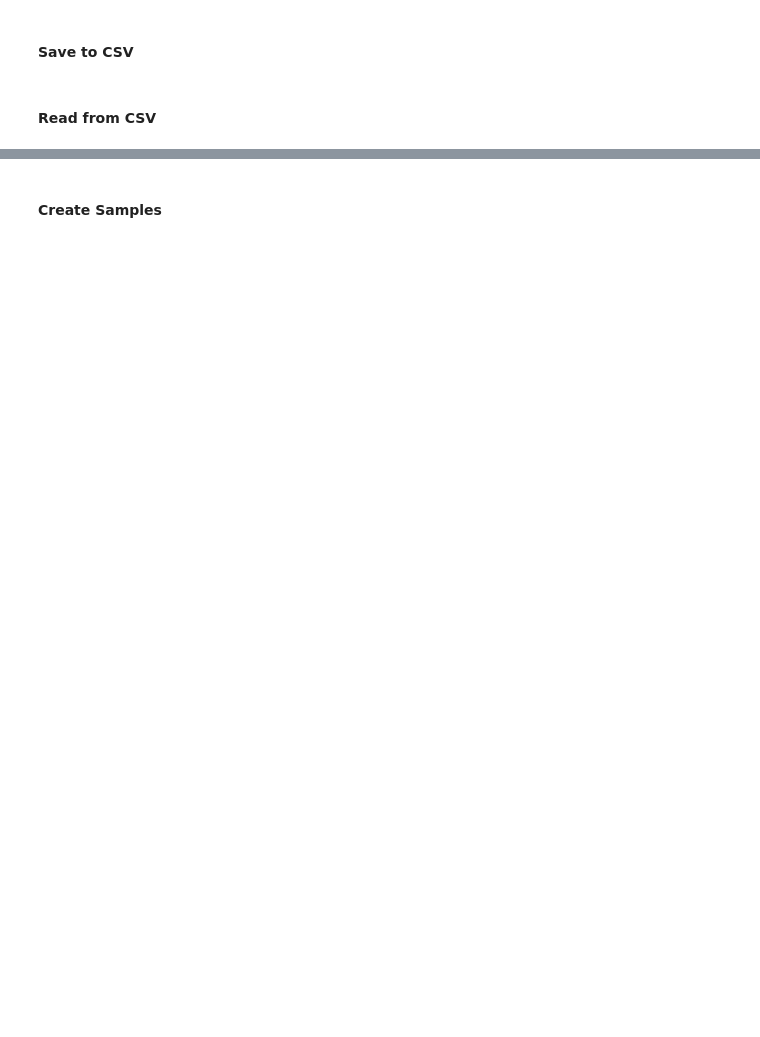
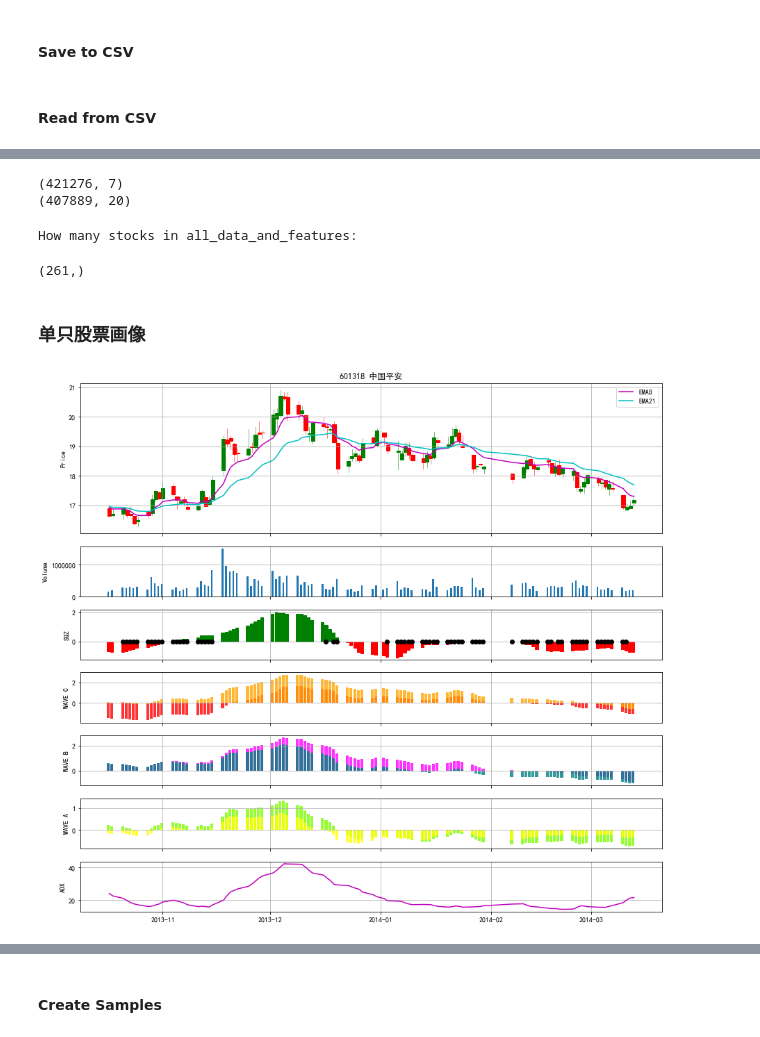
Before and after one commit to ai4stocks/ai4stocks, a Jupyter notebook: my AI building blocks - tushare study .ipynb, the cells around one changed output, grey strips where cells are left out. Saved outputs shown, nothing was run; the diff lists cells and outputs as text; code cells hidden in the pictures; blank space fills up the shorter version.

```diff
--- a/my AI building blocks - tushare study .ipynb
+++ b/my AI building blocks - tushare study .ipynb
@@ -47,0 +44,7 @@ all_data = rb
+# %%
+import matplotlib as mpl
+%matplotlib inline
+
+# Matplotlib 显示中文
+mpl.rcParams['font.sans-serif'] = ['SimHei']  #指定默认字体
+mpl.rcParams['axes.unicode_minus'] = False  #解决保存图像是负号'-'显示为方块的问题
@@ -47,0 +57,5 @@ all_data = rb
+# %%
+# set index
+stock_list_hs300.set_index([stock_list_hs300['code'], stock_list_hs300.index], inplace=True)
+
+stock_list_hs300.head(1)
@@ -47,0 +88,13 @@ all_data = rb
+# %%
+# keep only '000002' 万科A and '601318' 中国平安
+'''
+new_sl = stock_list_hs300[stock_list_hs300['code'] == '601318']
+new_sl = new_sl.append(stock_list_hs300[stock_list_hs300['code'] =='000002'])
+new_sl = new_sl.append(stock_list_hs300[stock_list_hs300['code'] =='600036'])
+new_sl = new_sl.append(stock_list_hs300[stock_list_hs300['code'] =='600519'])
+new_sl = new_sl.append(stock_list_hs300[stock_list_hs300['code'] =='000333'])
+
+
+print(new_sl.head())
+stock_list_hs300 = new_sl
+'''
@@ -47,0 +125,7 @@ all_data = rb
+# %%
+
+sd = '2010-01-01'  # start date
+ed = '2016-12-01'  # end date
+
+# fetch all data in the list
+all_data = dp.fetch_raw_data(stock_list_hs300, sd, ed)
@@ -111,0 +277,15 @@ print(all_data_and_features.head())
+# %%
+print(all_data.shape)
+print(all_data_and_features.shape)
+# %% [output]
+(421276, 7)
+(407889, 20)
+# %%
+# to calculate how many stocks we have in all_data_and_features DataFrame
+print('How many stocks in all_data_and_features: ')
+all_data_and_features.groupby(level=0).size().shape
+# %% [output]
+How many stocks in all_data_and_features:
+(261,)
+# %% [markdown]
+### 单只股票画像
@@ -111,0 +294,4 @@ print(all_data_and_features.head())
+# %%
+dp.plot_stock_data(all_data_and_features[all_data_and_features['code']=='601318'].iloc[860:960], title_postfix='中国平安')
+# %% [output]
+[figure, added]
```
Also changed, not shown: parts of 64 cells of this notebook, 1 other file.
